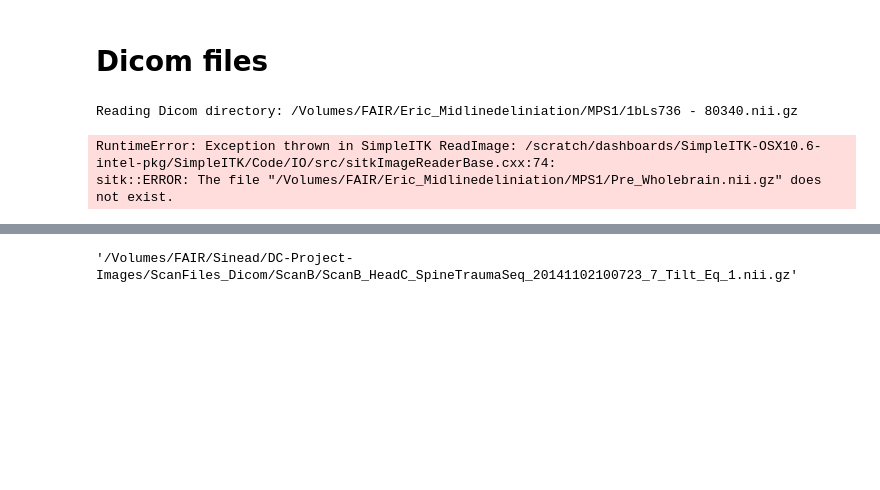
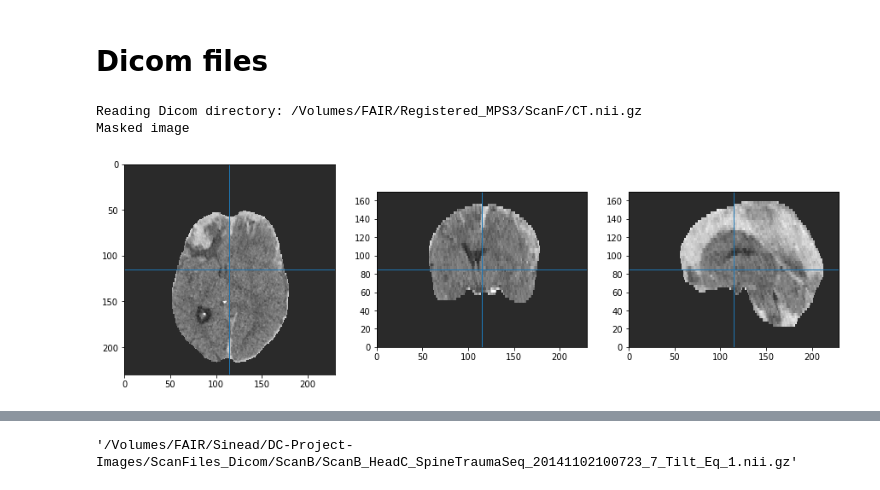
Before and after one commit to fair77637/DC_Imaging, a Jupyter notebook: Clustering_Segmentation.ipynb, the cells around one changed output, grey strips where cells are left out. Cells and saved outputs as stored; diff of their text form; code cells hidden in the pictures; blank space fills up the shorter version.

```diff
--- a/Clustering_Segmentation.ipynb
+++ b/Clustering_Segmentation.ipynb
@@ -115,53 +115,86 @@ def BiggestRegion(array):
 #        '/Volumes/FAIR/Sinead/DC-Project-Images/ScanFiles_Dicom/ScanH/ScanH_1.25MM_RECONS_20150724224900_4_Tilt_Eq_1.nii.gz',
 #        '/Volumes/FAIR/Sinead/DC-Project-Images/ScanFiles_Dicom/ScanI/ScanI_HeadC_SpineTrauma_20150712185123_3_Tilt_1.nii.gz']
 
-paths = ['/Volumes/FAIR/Eric_Midlinedeliniation/MPS1/1bLs736 - 80340.nii.gz',
-         '/Volumes/FAIR/Eric_Midlinedeliniation/MPS2',
-         '/Volumes/FAIR/Eric_Midlinedeliniation/MPS3',
-         '/Volumes/FAIR/Eric_Midlinedeliniation/MPS4',
-         '/Volumes/FAIR/Eric_Midlinedeliniation/MPS5',
-         '/Volumes/FAIR/Eric_Midlinedeliniation/MPS6',
-         '/Volumes/FAIR/Eric_Midlinedeliniation/MPS7',
-         '/Volumes/FAIR/Eric_Midlinedeliniation/MPS8',
-         '/Volumes/FAIR/Eric_Midlinedeliniation/MPS9',
-         '/Volumes/FAIR/Eric_Midlinedeliniation/MPS10',
-         '/Volumes/FAIR/Eric_Midlinedeliniation/MPS11']
+paths = ['/Volumes/FAIR/Registered_MPS3/MPS1/CT.nii.gz',
+         '/Volumes/FAIR/Registered_MPS3/MPS2/CT.nii.gz',
+         '/Volumes/FAIR/Registered_MPS3/MPS3/CT.nii.gz',
+         '/Volumes/FAIR/Registered_MPS3/MPS4/CT.nii.gz',
+         '/Volumes/FAIR/Registered_MPS3/MPS5/CT.nii.gz',
+         '/Volumes/FAIR/Registered_MPS3/MPS6/CT.nii.gz',
+         '/Volumes/FAIR/Registered_MPS3/MPS7/CT.nii.gz',
+         '/Volumes/FAIR/Registered_MPS3/MPS8/CT.nii.gz',
+         '/Volumes/FAIR/Registered_MPS3/MPS9/CT.nii.gz',
+         '/Volumes/FAIR/Registered_MPS3/MPS10/CT.nii.gz',
+         '/Volumes/FAIR/Registered_MPS3/MPS11/CT.nii.gz',
+         '/Volumes/FAIR/Registered_MPS3/MPS12/CT.nii.gz',
+         '/Volumes/FAIR/Registered_MPS3/MPS13/CT.nii.gz',
+         '/Volumes/FAIR/Registered_MPS3/MPS14/CT.nii.gz',
+         '/Volumes/FAIR/Registered_MPS3/SDH4/CT.nii.gz',
+         '/Volumes/FAIR/Registered_MPS3/SDH7/CT.nii.gz',
+         '/Volumes/FAIR/Registered_MPS3/SDH8/CT.nii.gz',
+         '/Volumes/FAIR/Registered_MPS3/SDH11/CT.nii.gz',
+         '/Volumes/FAIR/Registered_MPS3/SDH12/CT.nii.gz',
+         '/Volumes/FAIR/Registered_MPS3/SDH14/CT.nii.gz',
+         '/Volumes/FAIR/Registered_MPS3/SDH16-2/CT.nii.gz',
+         '/Volumes/FAIR/Registered_MPS3/SDH24/CT.nii.gz',
+         '/Volumes/FAIR/Registered_MPS3/CONT5/CT.nii.gz',
+         '/Volumes/FAIR/Registered_MPS3/CONT7/CT.nii.gz',
+         '/Volumes/FAIR/Registered_MPS3/EDH7/CT.nii.gz',
+         '/Volumes/FAIR/Registered_MPS3/Sample3_Pre/CT.nii.gz',
+         '/Volumes/FAIR/Registered_MPS3/Sample3_Post/CT.nii.gz',
+         '/Volumes/FAIR/Registered_MPS3/Sample4_Pre/CT.nii.gz',
+         '/Volumes/FAIR/Registered_MPS3/tutorial3/CT.nii.gz',
+         '/Volumes/FAIR/Registered_MPS3/ScanD/CT.nii.gz',
+         '/Volumes/FAIR/Registered_MPS3/ScanE/CT.nii.gz',
+         '/Volumes/FAIR/Registered_MPS3/ScanF/CT.nii.gz',
+         '/Volumes/FAIR/Registered_MPS3/ScanH/CT.nii.gz',
+        ]
 
 # paths = ['/Volumes/FAIR/Eric_Midlinedeliniation/MPS12',
 #          '/Volumes/FAIR/Eric_Midlinedeliniation/MPS13',
 #          '/Volumes/FAIR/Eric_Midlinedeliniation/MPS14']
 
-path = paths[0]
+path = paths[31]
+# do 8, 12 ,25, 30, 31
 
 # mls_path      = path + '/mls.nii.gz'
 # midplane_path = path + '/midplane.nii.gz'
 print( "Reading Dicom directory:", path)
 
 
 # reading dicom images
 # reader = sitk.ImageSeriesReader()
 # dicom_names = reader.GetGDCMSeriesFileNames(path)
 # reader.SetFileNames(dicom_names)
 # img = reader.Execute()
 # img = sitk.ReadImage(dicom_names)
 # msk = sitk.ReadImage(path + '/opt_foramen_cut.nii.gz')
 
 # reading nii images
 img = sitk.ReadImage(path)
 img_array = sitk.GetArrayFromImage(img)
 # img_array = np.swapaxes(img_array,0,2)
 ConstPixelSpacing = img.GetSpacing()
 
-mask = sitk.ReadImage(os.path.split(path)[0] + '/Pre_Wholebrain.nii.gz')
+mask = sitk.ReadImage(os.path.split(path)[0] + '/Brain.nii.gz')
 Mask_array = sitk.GetArrayFromImage(mask)
 # Mask_array = np.swapaxes(Mask_array,0,2)
 
-print('CT image')
-display_image(img, x=70, y=100, z=90, window=120, level=40)
+# print('CT image')
+# display_image(img, window=120, level=40)
 
-print('Brain mask')
-display_image(mask, x=70, y=100, z=90)
+# print('Brain mask')
+# display_image(mask)
+
+masked_array = img_array
+masked_array[Mask_array == 0] = 0
+
+img_masked = sitk.GetImageFromArray(masked_array)
+img_masked.CopyInformation(img)
+
+print('Masked image')
+display_image(img_masked, window = 120, level = 40)
 # %% [output]
-Reading Dicom directory: /Volumes/FAIR/Eric_Midlinedeliniation/MPS1/1bLs736 - 80340.nii.gz
+Reading Dicom directory: /Volumes/FAIR/Registered_MPS3/ScanF/CT.nii.gz
+Masked image
-RuntimeError: Exception thrown in SimpleITK ReadImage: /scratch/dashboards/SimpleITK-OSX10.6-intel-pkg/SimpleITK/Code/IO/src/sitkImageReaderBase.cxx:74:
-sitk::ERROR: The file "/Volumes/FAIR/Eric_Midlinedeliniation/MPS1/Pre_Wholebrain.nii.gz" does not exist.
+[figure, added]
```
Also changed, not shown: parts of 13 cells of this notebook, 39 other files.
